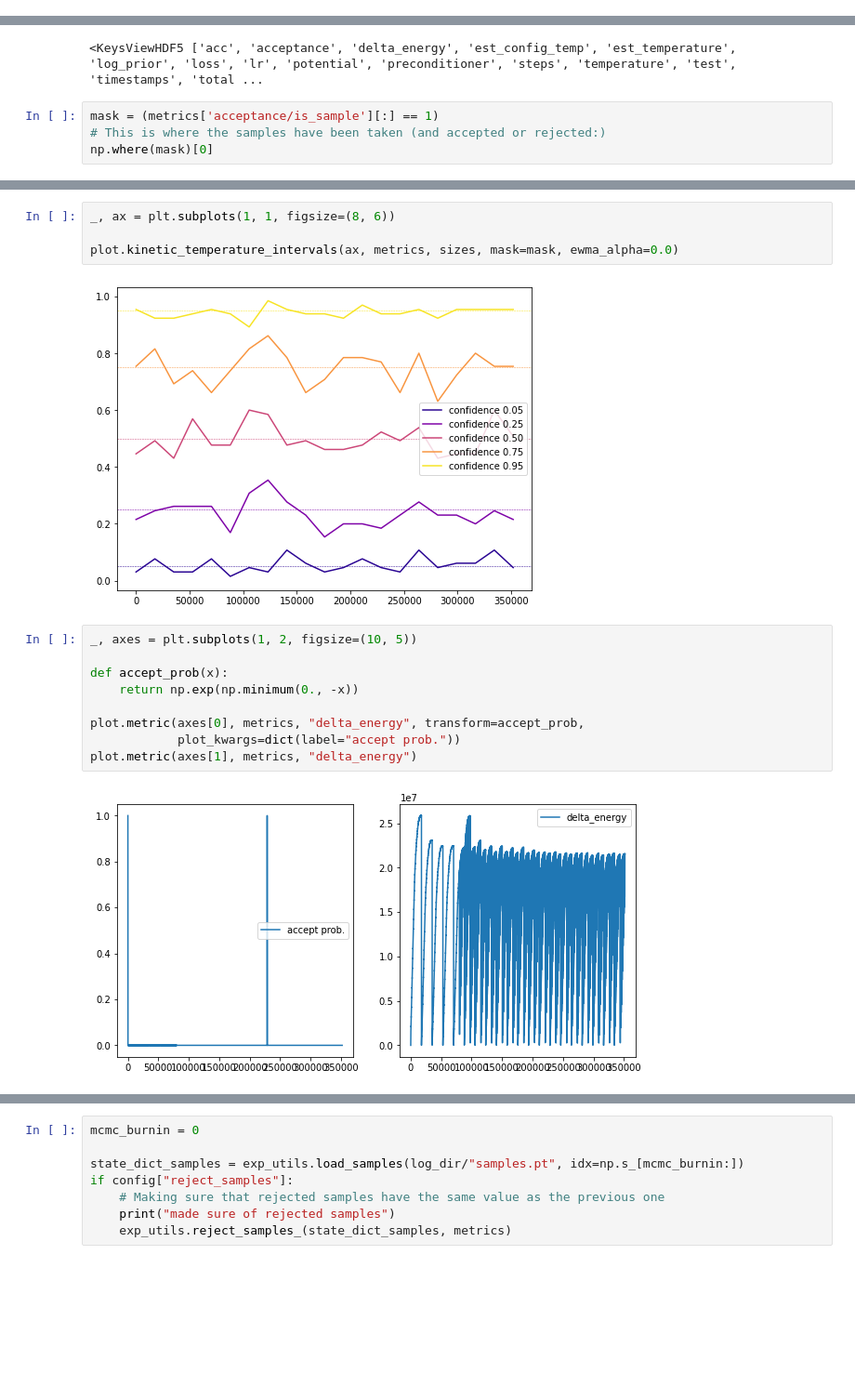
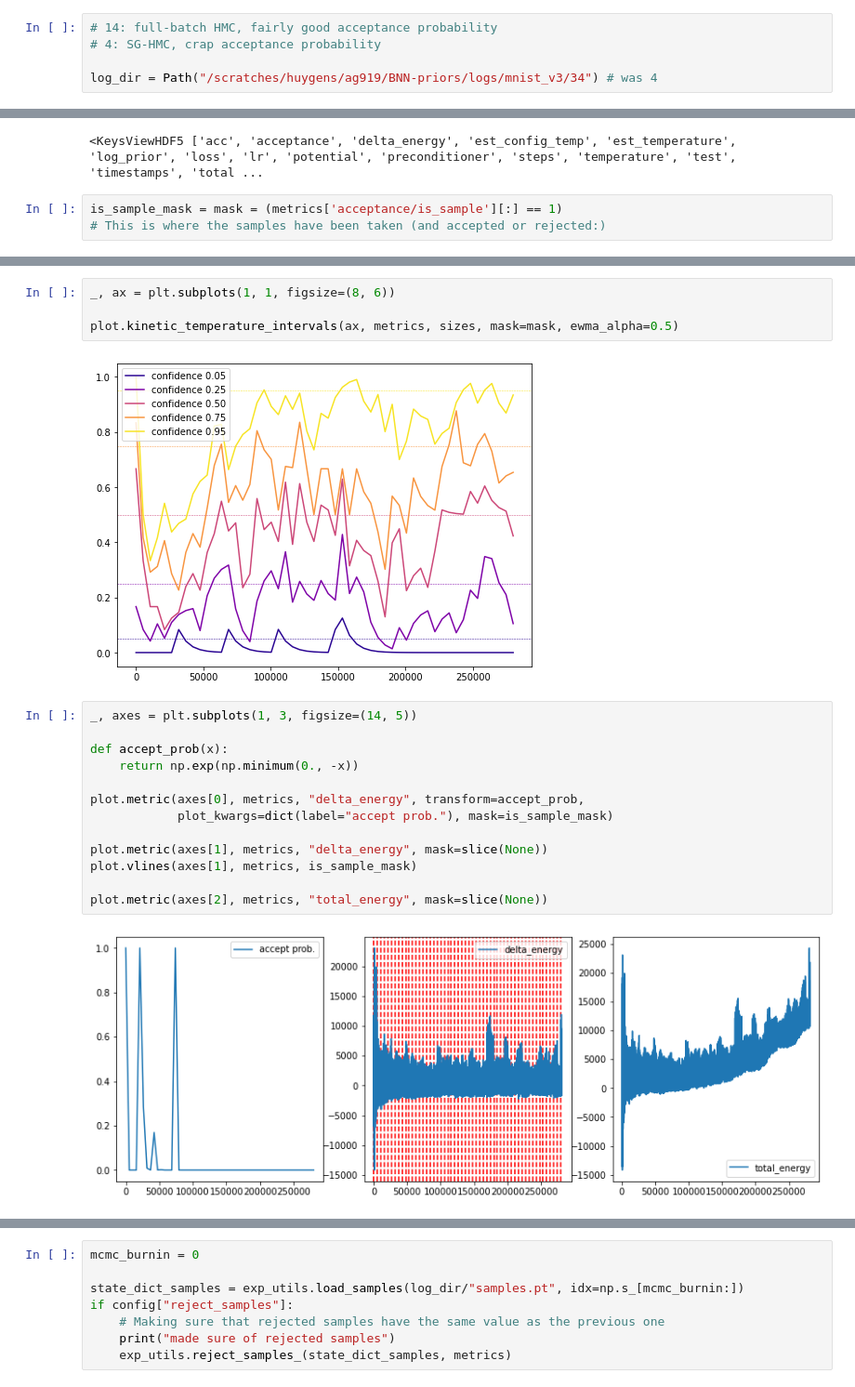
Before and after one commit to ratschlab/bnn_priors, a Jupyter notebook: experiments/3.3_Plot_interactive_metrics.ipynb, the cells around one changed output, grey strips where cells are left out. Shown at 93% size. Drawn from its saved outputs; the diff is of its cells as text; blank space fills up the shorter version.

Commit message:
Plot vlines where the samples are accepted

```diff
--- a/experiments/3.3_Plot_interactive_metrics.ipynb
+++ b/experiments/3.3_Plot_interactive_metrics.ipynb
@@ -20,3 +18,8 @@ log_dir = Path("/scratches/huygens/ag919/BNN-priors/logs/114")
+# %%
+# 14: full-batch HMC, fairly good acceptance probability
+# 4: SG-HMC, crap acceptance probability
+
+log_dir = Path("/scratches/huygens/ag919/BNN-priors/logs/mnist_v3/34") # was 4
 # %% [markdown]
 ## Create model class
 
@@ -60,6 +83,5 @@ metrics.keys()
 # %% [output]
 <KeysViewHDF5 ['acc', 'acceptance', 'delta_energy', 'est_config_temp', 'est_temperature', 'log_prior', 'loss', 'lr', 'potential', 'preconditioner', 'steps', 'temperature', 'test', 'timestamps', 'total ...
 # %%
-mask = (metrics['acceptance/is_sample'][:] == 1)
+is_sample_mask = mask = (metrics['acceptance/is_sample'][:] == 1)
 # This is where the samples have been taken (and accepted or rejected:)
-np.where(mask)[0]
@@ -77,19 +104,23 @@ plot.temperature_stderr(axes[1], metrics, "est_config_temp", sizes, ewma_alpha=0
 # %%
 _, ax = plt.subplots(1, 1, figsize=(8, 6))
 
-plot.kinetic_temperature_intervals(ax, metrics, sizes, mask=mask, ewma_alpha=0.0)
+plot.kinetic_temperature_intervals(ax, metrics, sizes, mask=mask, ewma_alpha=0.5)
 # %% [output]
-[figure, old version]
+[figure, new version]
 # %%
-_, axes = plt.subplots(1, 2, figsize=(10, 5))
+_, axes = plt.subplots(1, 3, figsize=(14, 5))
 
 def accept_prob(x):
     return np.exp(np.minimum(0., -x))
 
 plot.metric(axes[0], metrics, "delta_energy", transform=accept_prob,
-            plot_kwargs=dict(label="accept prob."))
-plot.metric(axes[1], metrics, "delta_energy")
+            plot_kwargs=dict(label="accept prob."), mask=is_sample_mask)
+
+plot.metric(axes[1], metrics, "delta_energy", mask=slice(None))
+plot.vlines(axes[1], metrics, is_sample_mask)
+
+plot.metric(axes[2], metrics, "total_energy", mask=slice(None))
 # %% [output]
-[figure, old version]
+[figure, new version]
 # %%
 fig, axes = plt.subplots(2, 3, figsize=(12, 8))
```
Also changed, not shown: parts of 9 cells of this notebook, 1 other file.
